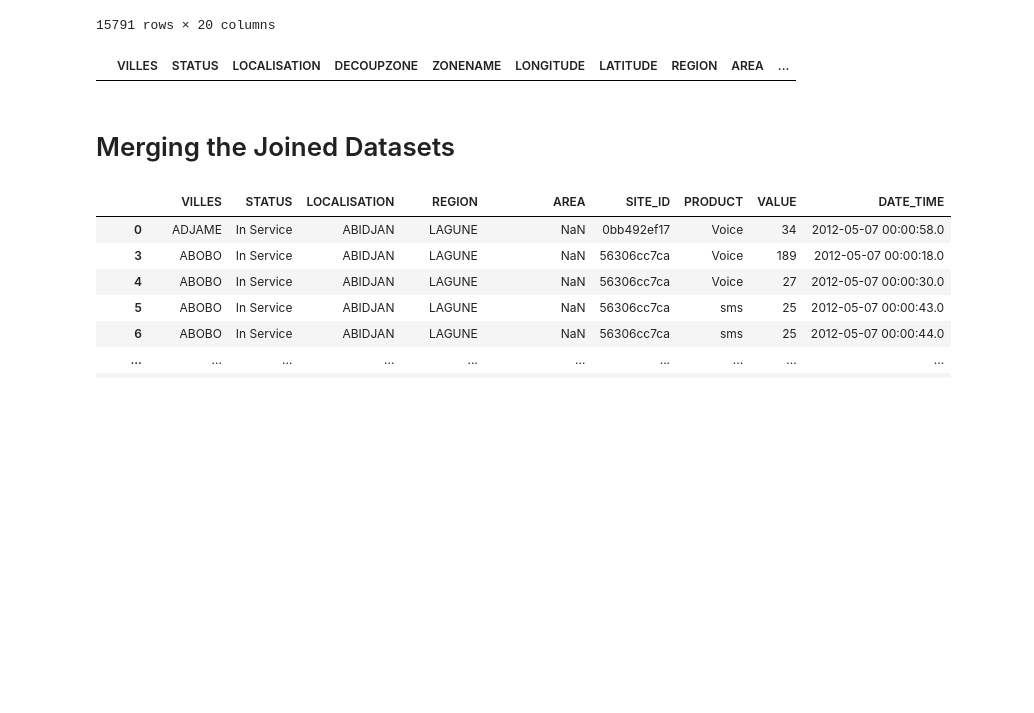
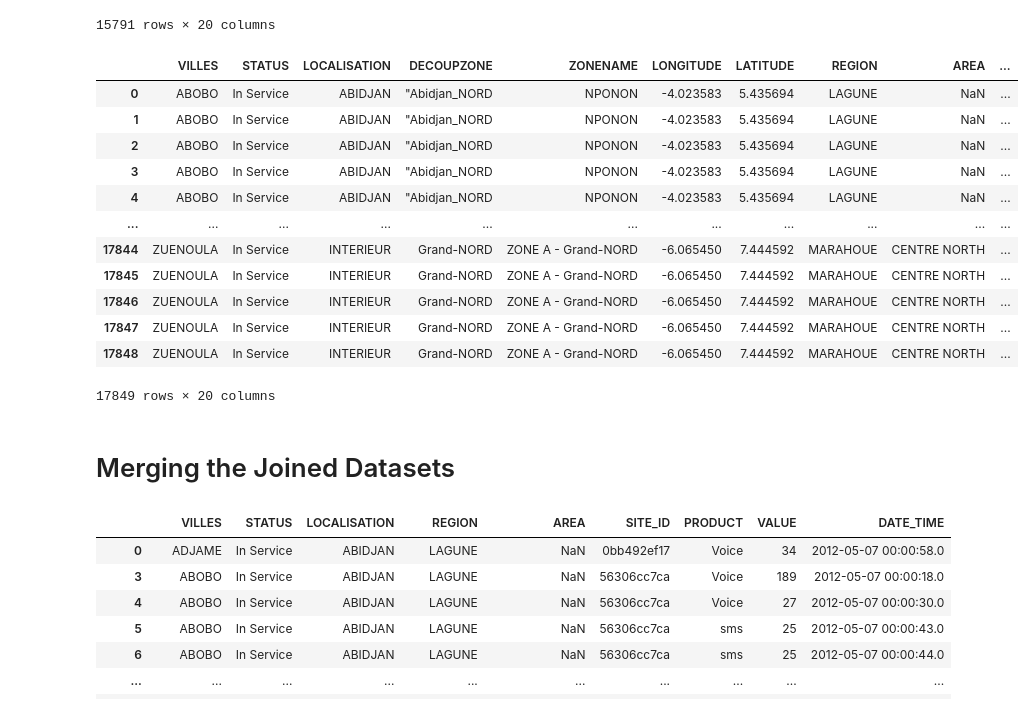
Before and after one commit to Shalyne-Waweru/Independent_Project-3, a Jupyter notebook: Moringa_Data_Science_Prep_W3_Independent_Project_2020_03_Shalyne_Waweru_Python_Notebook.ipynb, the cells around one changed output. Drawn from its saved outputs; the diff is of its cells as text; code cells hidden in the pictures; blank space fills up the shorter version.

```diff
--- a/Moringa_Data_Science_Prep_W3_Independent_Project_2020_03_Shalyne_Waweru_Python_Notebook.ipynb
+++ b/Moringa_Data_Science_Prep_W3_Independent_Project_2020_03_Shalyne_Waweru_Python_Notebook.ipynb
@@ -237,12 +237,22 @@ df_merge2
 # %%
 # Joining the TelcomDataset3 to the cells_geo.csv
 #
 df_merge3 = pd.merge(df_newgeo, df_3new, on='SITE_ID', how = 'inner')
 df_merge3
-
-df_merge3[df_merge3["PRODUCT"]== "data"]
 # %% [output]
 |  | VILLES | STATUS | LOCALISATION | DECOUPZONE | ZONENAME | LONGITUDE | LATITUDE | REGION | AREA | ... |
+| 0 | ABOBO | In Service | ABIDJAN | "Abidjan_NORD | NPONON | -4.023583 | 5.435694 | LAGUNE | NaN | ... |
+| 1 | ABOBO | In Service | ABIDJAN | "Abidjan_NORD | NPONON | -4.023583 | 5.435694 | LAGUNE | NaN | ... |
+| 2 | ABOBO | In Service | ABIDJAN | "Abidjan_NORD | NPONON | -4.023583 | 5.435694 | LAGUNE | NaN | ... |
+| 3 | ABOBO | In Service | ABIDJAN | "Abidjan_NORD | NPONON | -4.023583 | 5.435694 | LAGUNE | NaN | ... |
+| 4 | ABOBO | In Service | ABIDJAN | "Abidjan_NORD | NPONON | -4.023583 | 5.435694 | LAGUNE | NaN | ... |
+| ... | ... | ... | ... | ... | ... | ... | ... | ... | ... | ... |
+| 17844 | ZUENOULA | In Service | INTERIEUR | Grand-NORD | ZONE A - Grand-NORD | -6.065450 | 7.444592 | MARAHOUE | CENTRE NORTH | ... |
+| 17845 | ZUENOULA | In Service | INTERIEUR | Grand-NORD | ZONE A - Grand-NORD | -6.065450 | 7.444592 | MARAHOUE | CENTRE NORTH | ... |
+| 17846 | ZUENOULA | In Service | INTERIEUR | Grand-NORD | ZONE A - Grand-NORD | -6.065450 | 7.444592 | MARAHOUE | CENTRE NORTH | ... |
+| 17847 | ZUENOULA | In Service | INTERIEUR | Grand-NORD | ZONE A - Grand-NORD | -6.065450 | 7.444592 | MARAHOUE | CENTRE NORTH | ... |
+| 17848 | ZUENOULA | In Service | INTERIEUR | Grand-NORD | ZONE A - Grand-NORD | -6.065450 | 7.444592 | MARAHOUE | CENTRE NORTH | ... |
+17849 rows × 20 columns
 # %% [markdown]
 # Merging the Joined Datasets
 # %%
```
Also changed, not shown: parts of 2 cells of this notebook.
